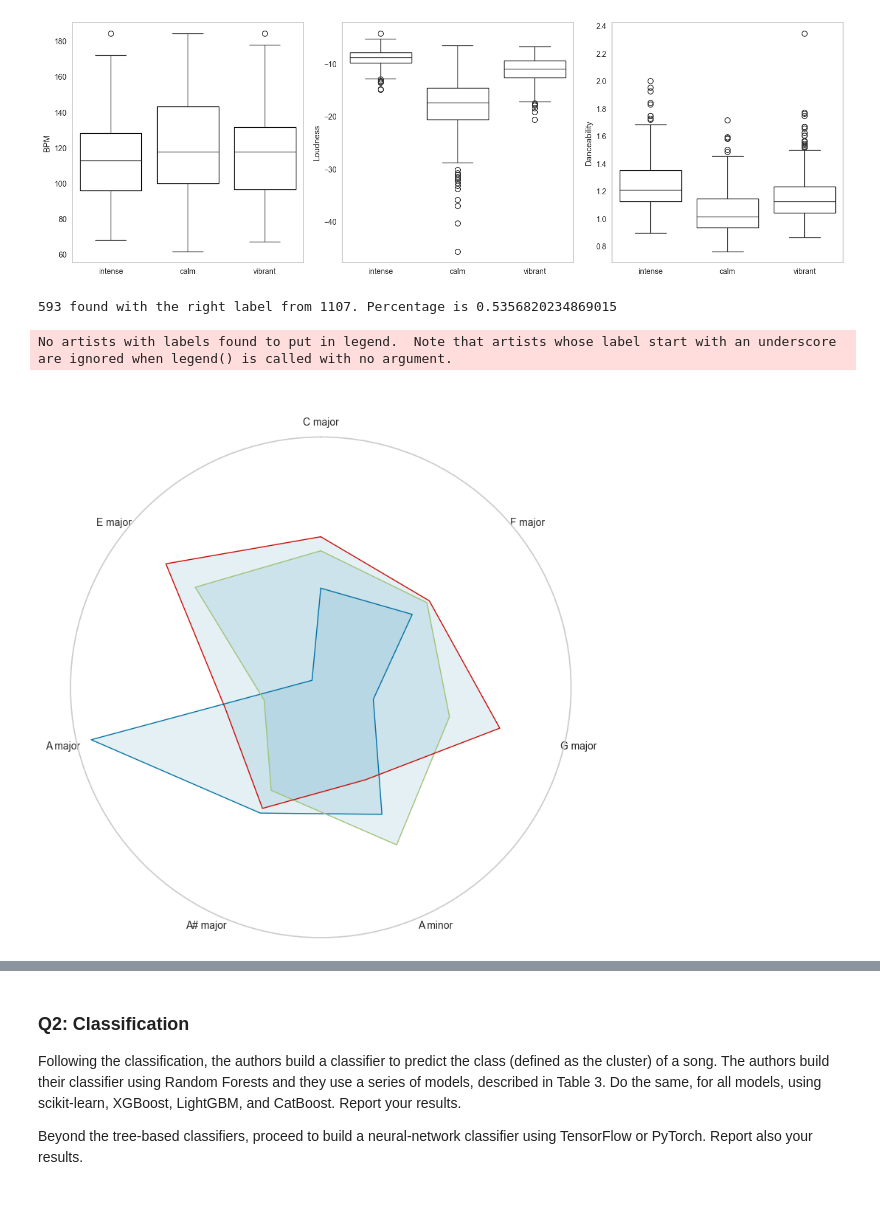
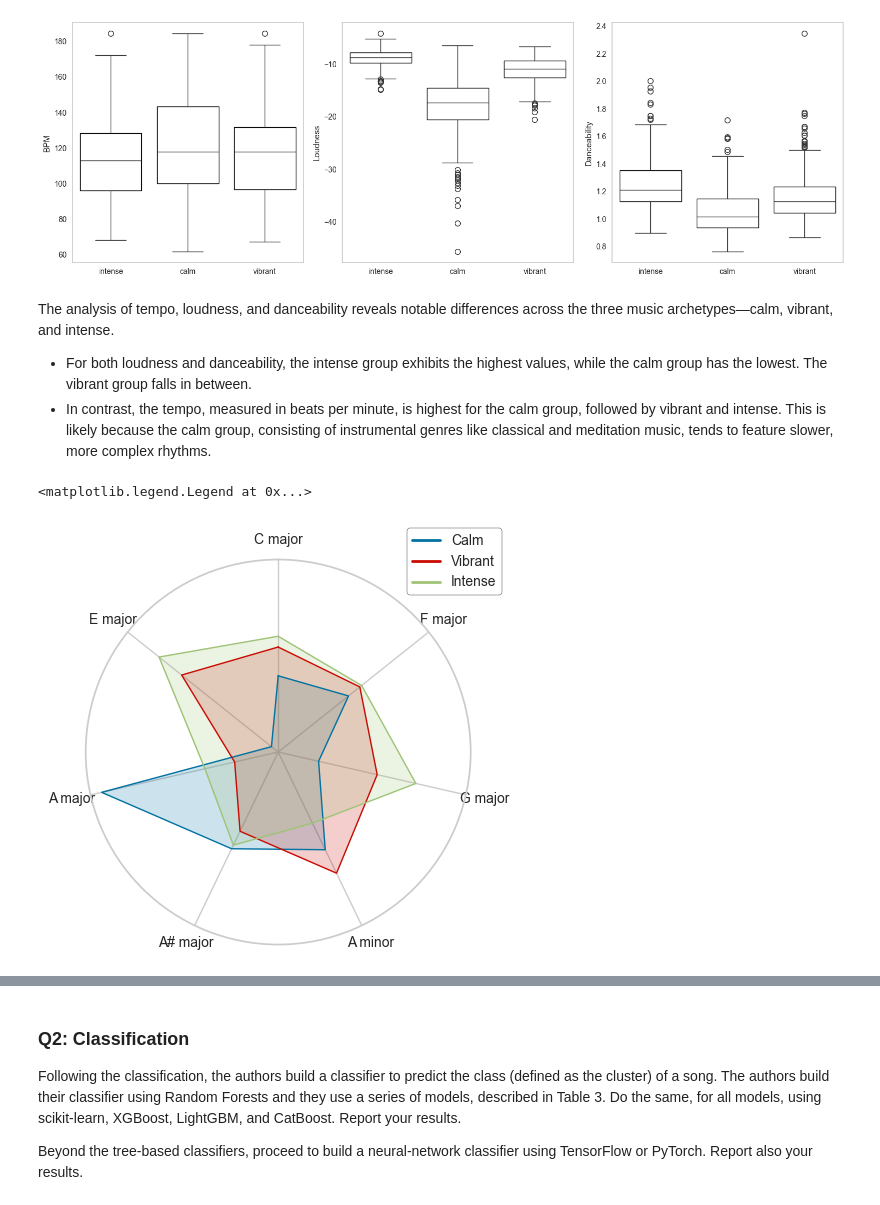
Before and after one commit to miketheofan/msc-in-data-science, a Jupyter notebook: pepmusic_assignment.ipynb, the cells around one changed output, grey strips where cells are left out. Saved outputs shown, nothing was run; the diff lists cells and outputs as text; code cells hidden in the pictures.

```diff
--- a/pepmusic_assignment.ipynb
+++ b/pepmusic_assignment.ipynb
@@ -168,15 +148,7 @@ def expand_list_columns(df, columns_list):
   return expanded_df
 
 list_columns = ['rhythmHist', 'rhythmPattern']
-sublist_columns = []
-
-# # Add dynamic sublist columns for 'pitchBiHist' columns
-# for column in df.columns:
-#     if 'pitchBiHist' in column:
-#         sublist_columns.append(f"{column}")
-
-columns_list = list_columns + sublist_columns
-lists_df = expand_list_columns(df, columns_list)
+lists_df = expand_list_columns(df, list_columns)
 lists_df
 # %% [output]
 |  | rhythmHist_1 | rhythmHist_2 | rhythmHist_3 | rhythmHist_4 | rhythmHist_5 | rhythmHist_6 | rhythmHist_7 | ... |
@@ -409,15 +396,12 @@ plt.tight_layout()
 plt.show()
 # %% [output]
 [figure]
-# %%
-same = (json_data['clusteringLabel'] == df['clusteringLabel']).sum()
-all = len(json_data)
-
-print(f'{same} found with the right label from {all}. Percentage is {same/all}')
-# %% [output]
-593 found with the right label from 1107. Percentage is 0.5356820234869015
+# %% [markdown]
+The analysis of tempo, loudness, and danceability reveals notable differences across the three music archetypes—calm, vibrant, and intense.
+* For both loudness and danceability, the intense group exhibits the highest values, while the calm group has the lowest. The vibrant group falls in between.
+* In contrast, the tempo, measured in beats per minute, is highest for the calm group, followed by vibrant and intense. This is likely because the calm group, consisting of instrumental genres like classical and meditation music, tends to feature slower, more complex rhythms.
 # %%
-def radar_factory(keys, values, axes=None, fontsize=10, figsize=(5, 5)):
+def radar_factory(keys, values, axes=None, color='b', fontsize=10, figsize=(5, 5)):
 
     import math
 
@@ -450,14 +434,12 @@ def radar_factory(keys, values, axes=None, fontsize=10, figsize=(5, 5)):
 
     # Draw y labels
     ax.set_rlabel_position(0)
-    max_y = max(values)
-    min_y = min(values)
 
     values.append(values[0])
     ax.plot(list(angles), values,
-            linewidth=1, linestyle='solid')
+            linewidth=1, linestyle='solid', color=color)
 
-    ax.fill(angles, values, 'b', alpha=0.1)
+    ax.fill(angles, values, alpha=0.2, color=color)
     yticks = ax.get_yticks()
     ax.set_yticklabels([])
     ylims = ax.get_ylim()
@@ -469,36 +448,37 @@ cluster_centers = matrix_scaler(kmeans.cluster_centers_)
 # %%
-# Prepare labels
 labels = ["C major", "F major", "G major", "A minor", "A# major", "A major", "E major"]
+colors = ['b', 'r', 'g']
 
-# Create a plot
-fig, ax = plt.subplots(figsize=(8, 8), subplot_kw=dict(polar=True))
+fig, ax = plt.subplots(figsize=(5, 5), subplot_kw=dict(polar=True))
 
 # Iterate over each clustering label and plot the radar chart
-for label in df['clusteringLabel'].unique():
+for label, color in zip(df['clusteringLabel'].unique(), colors):
     cluster_data = scaled_df[df['clusteringLabel'] == label]
     values = [cluster_data['chordsKey_C'].mean(),
               cluster_data['chordsKey_F'].mean(),
               cluster_data['chordsKey_G'].mean(),
               cluster_data['chordsKey_A'].mean(),
               cluster_data['chordsKey_A#'].mean(),
               cluster_data['chordsKey_E'].mean(),
               cluster_data['keyScale_major'].mean()]
 
-    radar_factory(labels, values, axes=ax)
+    radar_factory(labels, values, axes=ax, color=color)
 
-# # Customize the chart
-# ax.set_theta_offset(np.pi / 2)
-# ax.set_theta_direction(-1)
-# ax.set_xticks(np.linspace(0, 2 * np.pi, len(labels), endpoint=False))
-# ax.set_xticklabels(labels)
-# ax.set_yticklabels([])
+# Disable circular grid lines
+ax.yaxis.grid(False)
 
-# Add legend
-plt.legend(loc='upper right', bbox_to_anchor=(1.1, 1.1))
+custom_legend = [
+    Line2D([0], [0], color=colors[0], lw=2, label='Calm'),
+    Line2D([0], [0], color=colors[1], lw=2, label='Vibrant'),
+    Line2D([0], [0], color=colors[2], lw=2, label='Intense')
+]
 
-plt.grid(False)
-plt.tight_layout()
-plt.show()
+plt.legend(
+    handles=custom_legend,
+    bbox_to_anchor=(1.1, 1.1),
+    frameon=True,
+    edgecolor='black'
+    )
 # %% [output]
-No artists with labels found to put in legend.  Note that artists whose label start with an underscore are ignored when legend() is called with no argument.
+<matplotlib.legend.Legend at 0x...>
-[figure, old version]
+[figure, new version]
```
Also changed, not shown: parts of 13 cells of this notebook.
